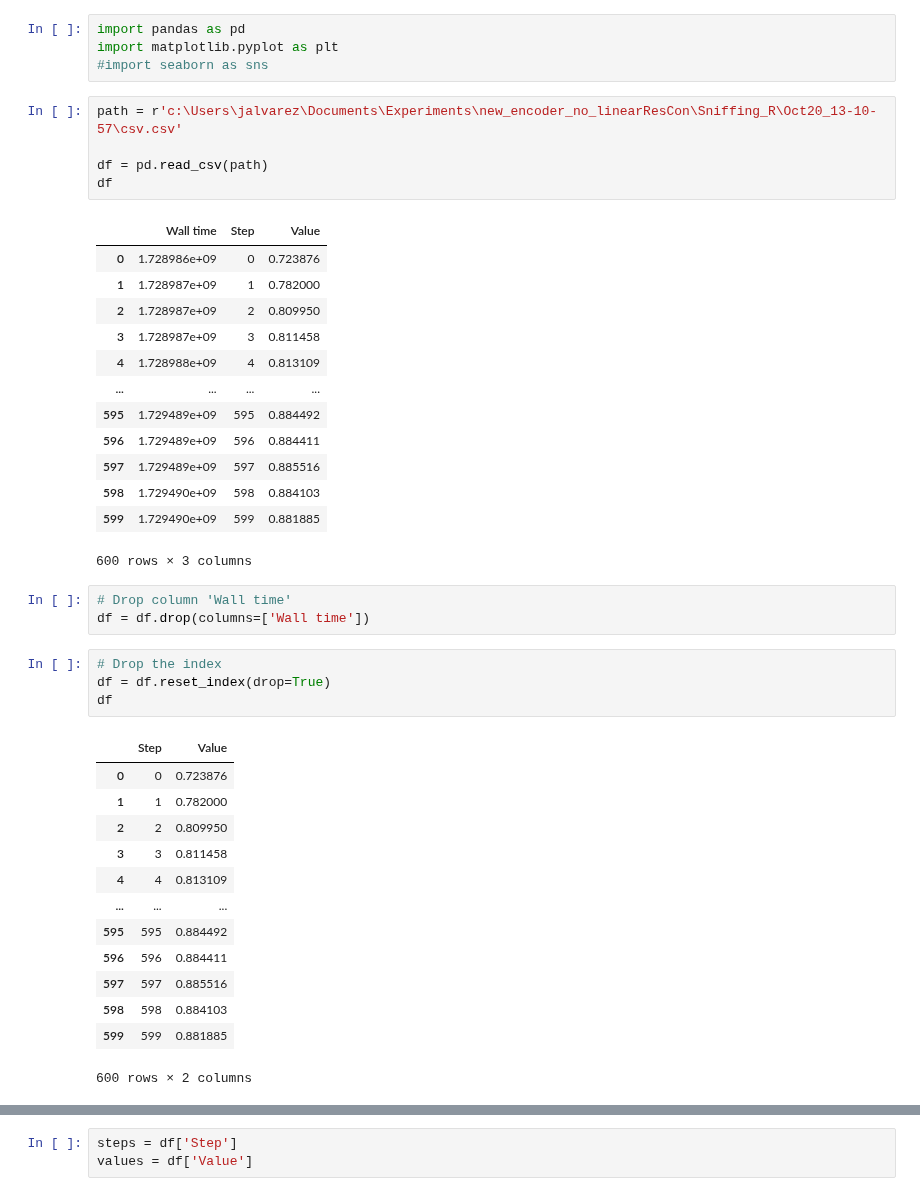
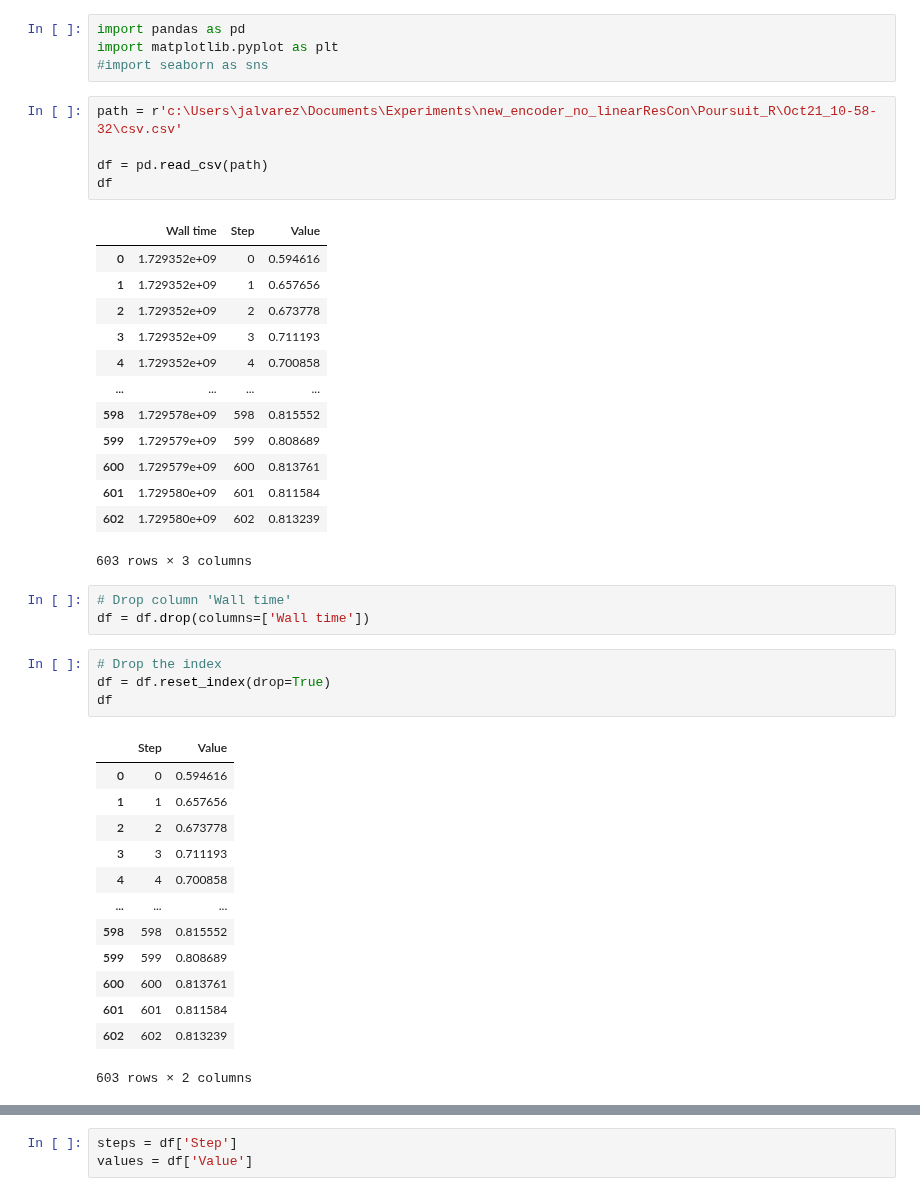
Before and after one commit to JulianAlvarezdeGiorgi/Behavioral_Tagging_of_Mice_in_multiple_Mice_setup_using_Deep_Learning, a Jupyter notebook: src/Visualization.ipynb, the cells around one changed output, grey strips where cells are left out. Saved outputs shown, nothing was run; the diff lists cells and outputs as text.

```diff
--- a/src/Visualization.ipynb
+++ b/src/Visualization.ipynb
@@ -268,24 +270,24 @@ import pandas as pd
 import matplotlib.pyplot as plt
 #import seaborn as sns
 # %%
-path = r'c:\Users\jalvarez\Documents\Experiments\new_encoder_no_linearResCon\Sniffing_R\Oct20_13-10-57\csv.csv'
+path = r'c:\Users\jalvarez\Documents\Experiments\new_encoder_no_linearResCon\Poursuit_R\Oct21_10-58-32\csv.csv'
 
 df = pd.read_csv(path)
 df
 # %% [output]
 |  | Wall time | Step | Value |
-| 0 | 1.728986e+09 | 0 | 0.723876 |
-| 1 | 1.728987e+09 | 1 | 0.782000 |
-| 2 | 1.728987e+09 | 2 | 0.809950 |
-| 3 | 1.728987e+09 | 3 | 0.811458 |
-| 4 | 1.728988e+09 | 4 | 0.813109 |
+| 0 | 1.729352e+09 | 0 | 0.594616 |
+| 1 | 1.729352e+09 | 1 | 0.657656 |
+| 2 | 1.729352e+09 | 2 | 0.673778 |
+| 3 | 1.729352e+09 | 3 | 0.711193 |
+| 4 | 1.729352e+09 | 4 | 0.700858 |
 | ... | ... | ... | ... |
-| 595 | 1.729489e+09 | 595 | 0.884492 |
-| 596 | 1.729489e+09 | 596 | 0.884411 |
-| 597 | 1.729489e+09 | 597 | 0.885516 |
-| 598 | 1.729490e+09 | 598 | 0.884103 |
-| 599 | 1.729490e+09 | 599 | 0.881885 |
+| 598 | 1.729578e+09 | 598 | 0.815552 |
+| 599 | 1.729579e+09 | 599 | 0.808689 |
+| 600 | 1.729579e+09 | 600 | 0.813761 |
+| 601 | 1.729580e+09 | 601 | 0.811584 |
+| 602 | 1.729580e+09 | 602 | 0.813239 |
-600 rows × 3 columns
+603 rows × 3 columns
 # %%
 # Drop column 'Wall time'
 df = df.drop(columns=['Wall time'])
@@ -295,18 +297,18 @@ df = df.reset_index(drop=True)
 df
 # %% [output]
 |  | Step | Value |
-| 0 | 0 | 0.723876 |
-| 1 | 1 | 0.782000 |
-| 2 | 2 | 0.809950 |
-| 3 | 3 | 0.811458 |
-| 4 | 4 | 0.813109 |
+| 0 | 0 | 0.594616 |
+| 1 | 1 | 0.657656 |
+| 2 | 2 | 0.673778 |
+| 3 | 3 | 0.711193 |
+| 4 | 4 | 0.700858 |
 | ... | ... | ... |
-| 595 | 595 | 0.884492 |
-| 596 | 596 | 0.884411 |
-| 597 | 597 | 0.885516 |
-| 598 | 598 | 0.884103 |
-| 599 | 599 | 0.881885 |
+| 598 | 598 | 0.815552 |
+| 599 | 599 | 0.808689 |
+| 600 | 600 | 0.813761 |
+| 601 | 601 | 0.811584 |
+| 602 | 602 | 0.813239 |
-600 rows × 2 columns
+603 rows × 2 columns
 # %%
 # Drop the index
 df = df.reset_index(drop=True)
```
Also changed, not shown: parts of 9 cells of this notebook, 6 other files.
